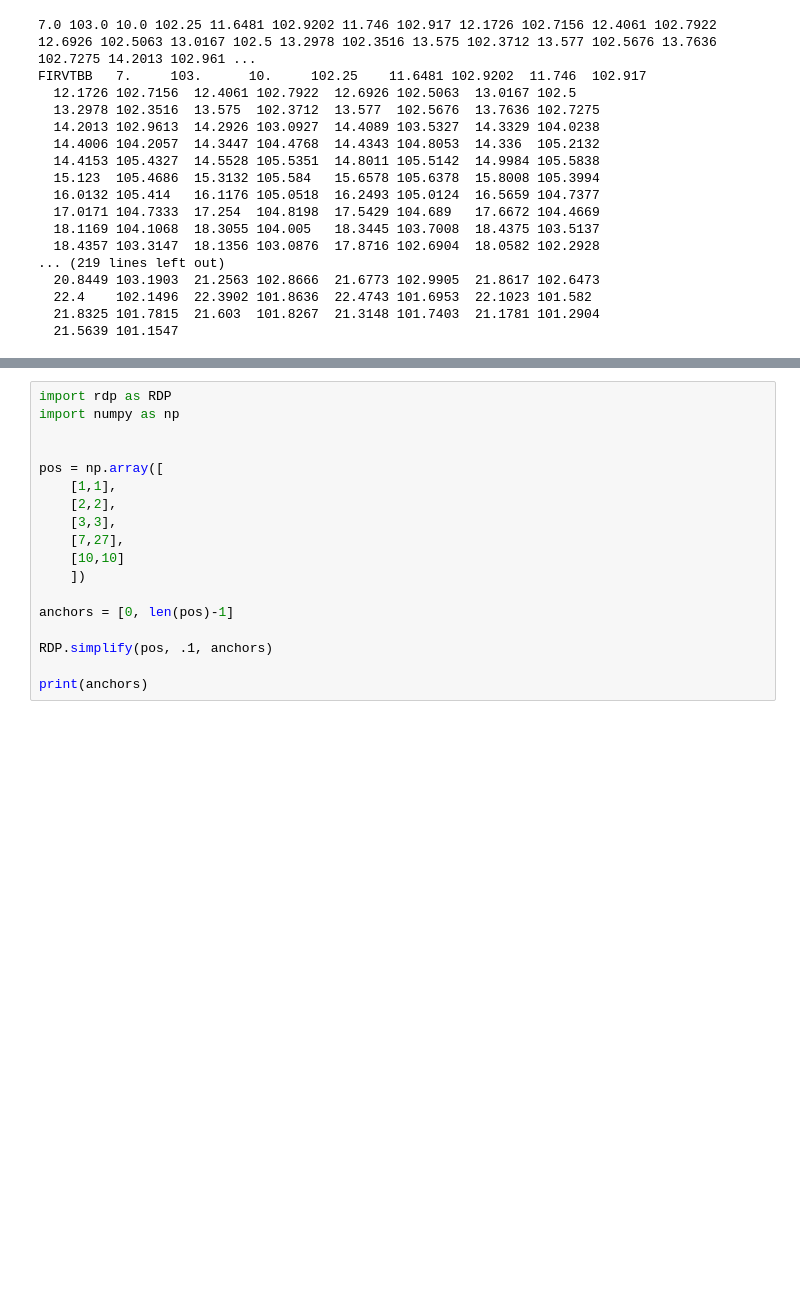
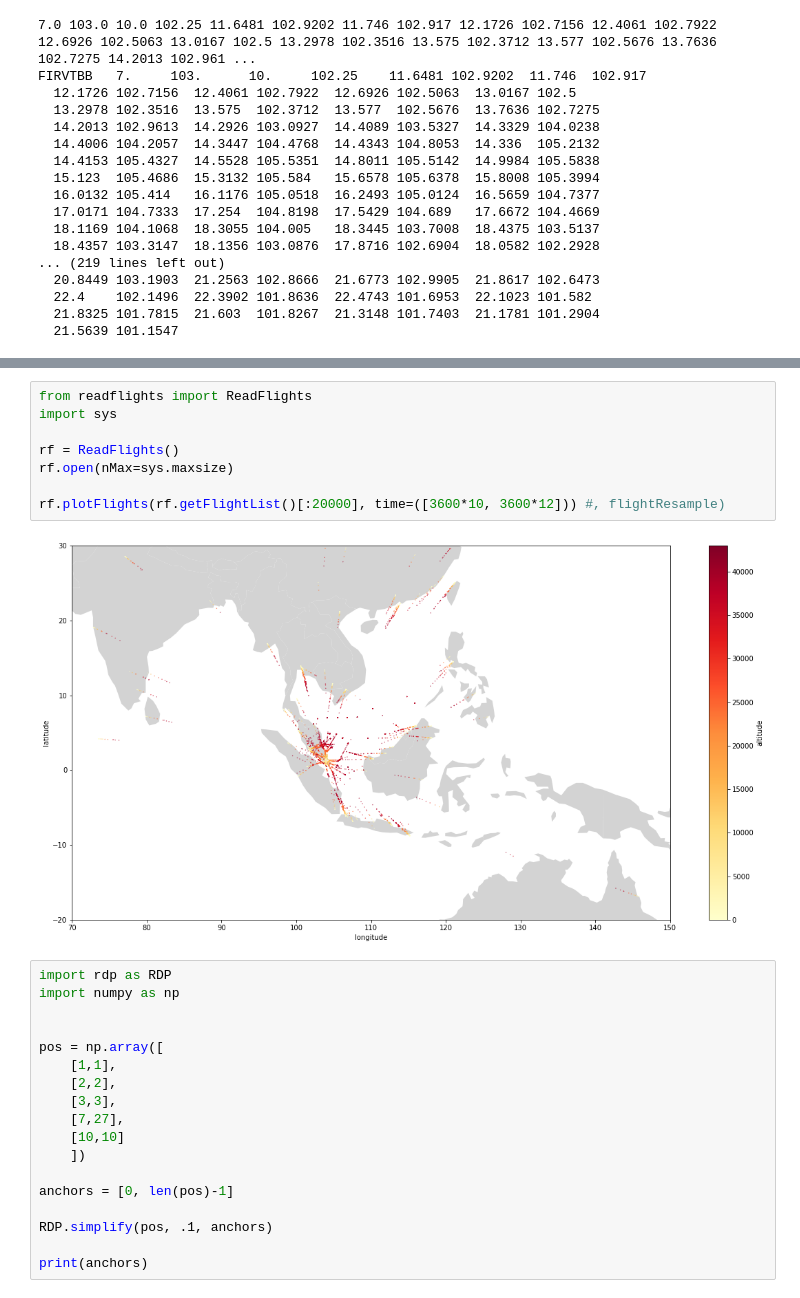
Before and after one commit to michaschultz/mobileSector, a Jupyter notebook: msdata/prepareFIR.ipynb, the cells around one changed output, grey strips where cells are left out. Cells and saved outputs as stored; diff of their text form; blank space fills up the shorter version.

```diff
--- a/msdata/prepareFIR.ipynb
+++ b/msdata/prepareFIR.ipynb
@@ -42,3 +55,13 @@ FIRVTBB   7.     103.      10.     102.25    11.6481 102.9202  11.746  102.917
+# %%
+from readflights import ReadFlights
+import sys
+
+rf = ReadFlights()
+rf.open(nMax=sys.maxsize)
+
+rf.plotFlights(rf.getFlightList()[:20000], time=([3600*10, 3600*12])) #, flightResample)
+# %% [output]
+[figure, added]
 # %%
 import rdp as RDP
 import numpy as np
```
Also changed, not shown: parts of 7 cells of this notebook, 2 other files.
